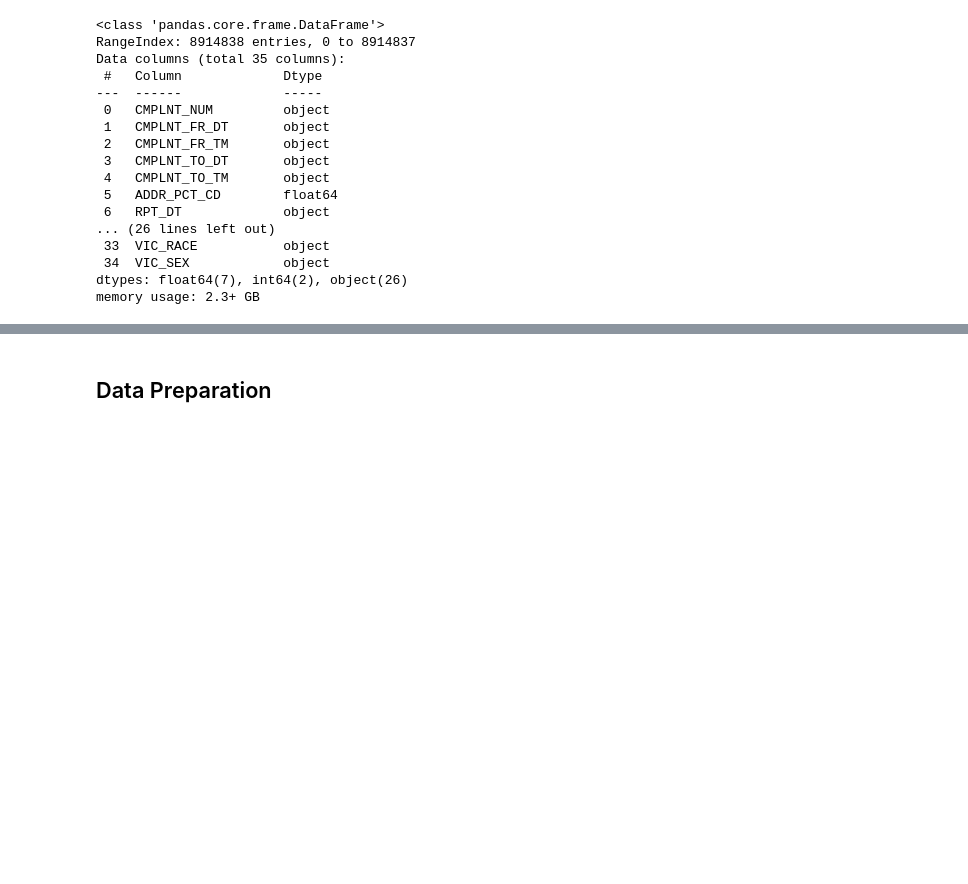
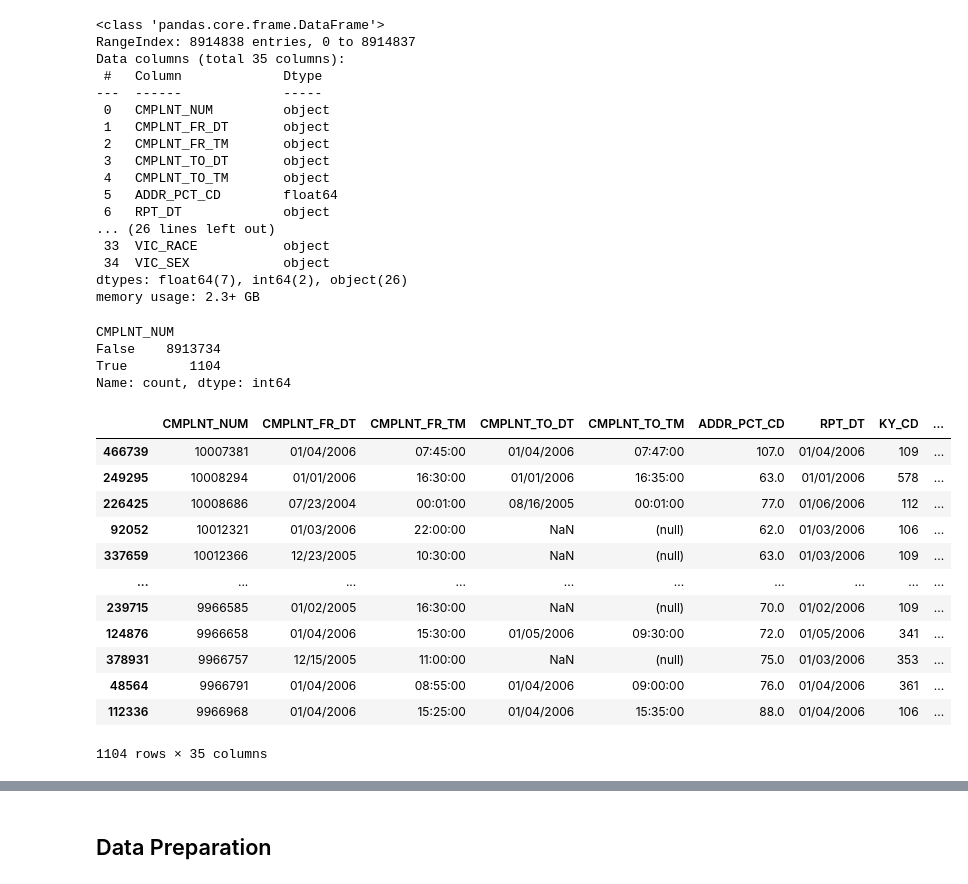
Before and after one commit to scarlettvalentin/nypd_crime, a Jupyter notebook: notebook.ipynb, the cells around one changed output, grey strips where cells are left out. Saved outputs shown, nothing was run; the diff lists cells and outputs as text; code cells hidden in the pictures; blank space fills up the shorter version.

```diff
--- a/notebook.ipynb
+++ b/notebook.ipynb
@@ -44,0 +53,24 @@ memory usage: 2.3+ GB
+# %%
+# Check for duplicated using 'CMPLNT_NUM'
+data['CMPLNT_NUM'].duplicated().value_counts()
+# %% [output]
+CMPLNT_NUM
+False    8913734
+True        1104
+Name: count, dtype: int64
+# %%
+data[data['CMPLNT_NUM'].duplicated() == True].sort_values('CMPLNT_NUM', axis=0)
+# %% [output]
+|  | CMPLNT_NUM | CMPLNT_FR_DT | CMPLNT_FR_TM | CMPLNT_TO_DT | CMPLNT_TO_TM | ADDR_PCT_CD | RPT_DT | KY_CD | ... |
+| 466739 | 10007381 | 01/04/2006 | 07:45:00 | 01/04/2006 | 07:47:00 | 107.0 | 01/04/2006 | 109 | ... |
+| 249295 | 10008294 | 01/01/2006 | 16:30:00 | 01/01/2006 | 16:35:00 | 63.0 | 01/01/2006 | 578 | ... |
+| 226425 | 10008686 | 07/23/2004 | 00:01:00 | 08/16/2005 | 00:01:00 | 77.0 | 01/06/2006 | 112 | ... |
+| 92052 | 10012321 | 01/03/2006 | 22:00:00 | NaN | (null) | 62.0 | 01/03/2006 | 106 | ... |
+| 337659 | 10012366 | 12/23/2005 | 10:30:00 | NaN | (null) | 63.0 | 01/03/2006 | 109 | ... |
+| ... | ... | ... | ... | ... | ... | ... | ... | ... | ... |
+| 239715 | 9966585 | 01/02/2005 | 16:30:00 | NaN | (null) | 70.0 | 01/02/2006 | 109 | ... |
+| 124876 | 9966658 | 01/04/2006 | 15:30:00 | 01/05/2006 | 09:30:00 | 72.0 | 01/05/2006 | 341 | ... |
+| 378931 | 9966757 | 12/15/2005 | 11:00:00 | NaN | (null) | 75.0 | 01/03/2006 | 353 | ... |
+| 48564 | 9966791 | 01/04/2006 | 08:55:00 | 01/04/2006 | 09:00:00 | 76.0 | 01/04/2006 | 361 | ... |
+| 112336 | 9966968 | 01/04/2006 | 15:25:00 | 01/04/2006 | 15:35:00 | 88.0 | 01/04/2006 | 106 | ... |
+1104 rows × 35 columns
```
Also changed, not shown: parts of 8 cells of this notebook.
